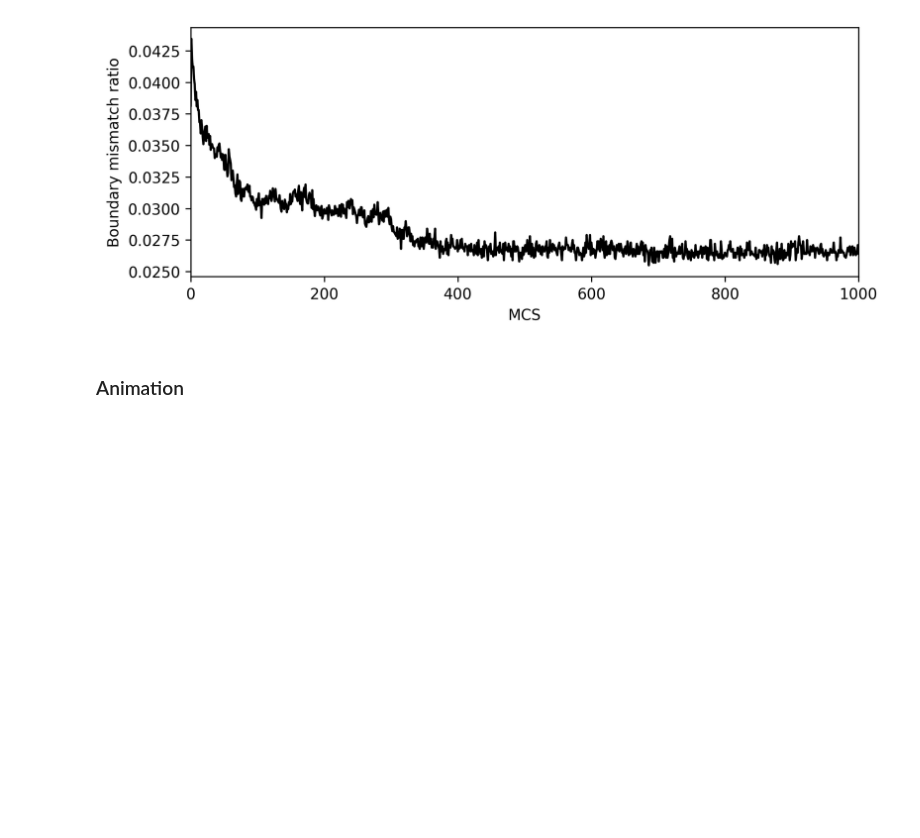
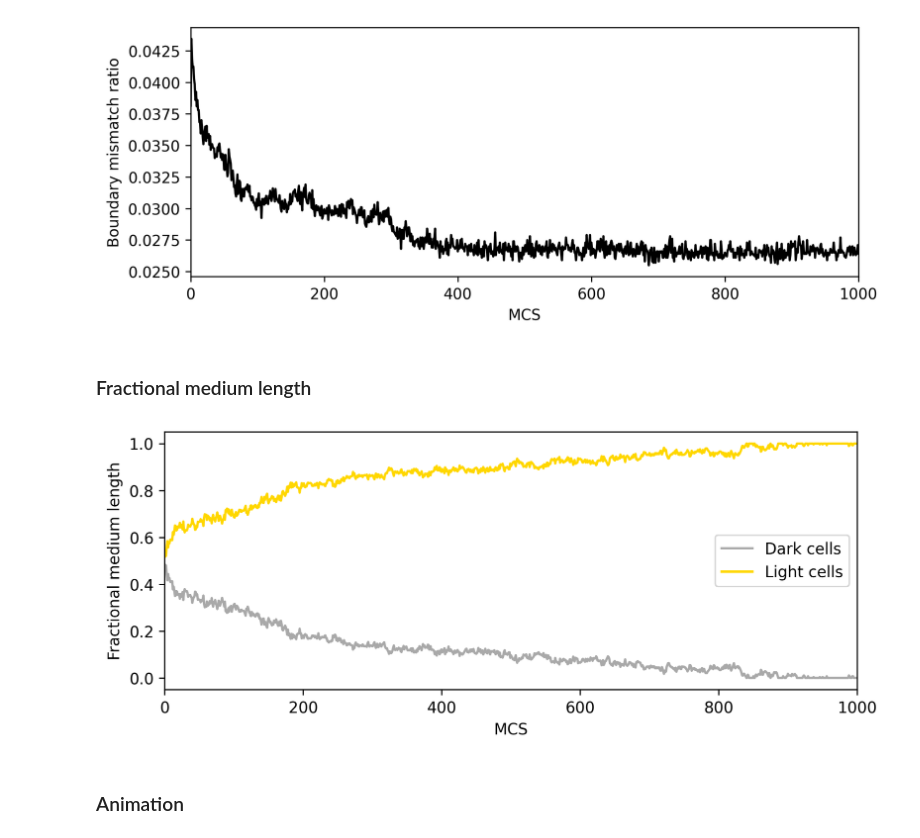
Before and after one commit to jonas4climate/metabolic-cellular-modelling, a Jupyter notebook: assignment4.ipynb, the cells around one changed output. Cells and saved outputs as stored; diff of their text form; code cells hidden in the pictures; blank space fills up the shorter version.

Commit message:
Added fluid length metric

```diff
--- a/assignment4.ipynb
+++ b/assignment4.ipynb
@@ -319,7 +357,8 @@ def Cellular_Potts_model(
         'grids': [],
         'areas': [],
         'cell_ids': cell_ids,
-        'mismatch_ratio': [boundary_mismatch_ratio(celltype_from_id(grid, n_types))]
+        'mismatch_ratio': [boundary_mismatch_ratio(celltype_from_id(grid, n_types))],
+        'fractional_medium_length': [fractional_medium_length(celltype_from_id(grid, n_types), n_types)]
     }
 
     if return_grids_at is not None and 0 in return_grids_at:
@@ -335,6 +374,7 @@ def Cellular_Potts_model(
             metrics['areas'].append(areas.copy())
 
         metrics['mismatch_ratio'].append(boundary_mismatch_ratio(celltype_from_id(grid, n_types)))
+        metrics['fractional_medium_length'].append(fractional_medium_length(celltype_from_id(grid, n_types), n_types))
 
         pbar.update(MC_STEPSIZE)
 
@@ -523,7 +563,8 @@ grid, metrics = Cellular_Potts_model(grid, J, A, n_MCS, n_types, T, k, lam_vol,
 grids = metrics['grids']
 areas = metrics['areas']
 cell_ids = metrics['cell_ids']
-boundary_mismatch_ratio = metrics['mismatch_ratio']
+boundary_mismatch_ratios = metrics['mismatch_ratio']
+fractional_medium_lengths = np.array(metrics['fractional_medium_length'])
 # %% [markdown]
 ### Sequence plots
 # %%
@@ -546,6 +587,21 @@ fig.savefig(f'{MEDIA_PATH}/boundary_mismatch_ratio2.png', bbox_inches='tight')
 fig.show()
 # %% [output]
 [figure]
+# %% [markdown]
+### Fractional medium length
+# %%
+fig, ax = plt.subplots(1, 1, figsize=(8, 3), dpi=300)
+ax.plot(range(n_MCS + 1), fractional_medium_lengths[:,0], c=COLORS[0], label="Dark cells")
+ax.plot(range(n_MCS + 1), fractional_medium_lengths[:,1], c=COLORS[1], label="Light cells")
+ax.set_xlabel("MCS")
+ax.set_ylabel("Fractional medium length")
+ax.set_xlim(0,n_MCS)
+ax.set_ylim(-0.05,1.05)
+ax.legend()
+fig.savefig(f'{MEDIA_PATH}/fractional_medium_length.png', bbox_inches='tight')
+fig.show()
+# %% [output]
+[figure, added]
 # %% [markdown]
 ### Animation
 # %%
```
Also changed, not shown: parts of 12 cells of this notebook, 1 other file.
